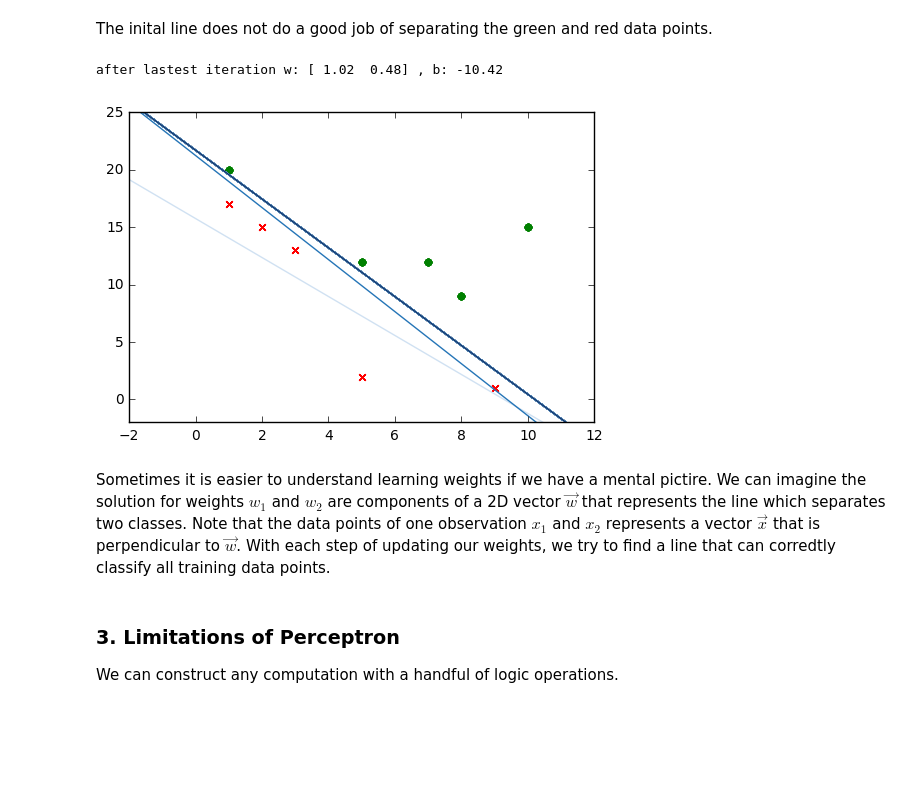
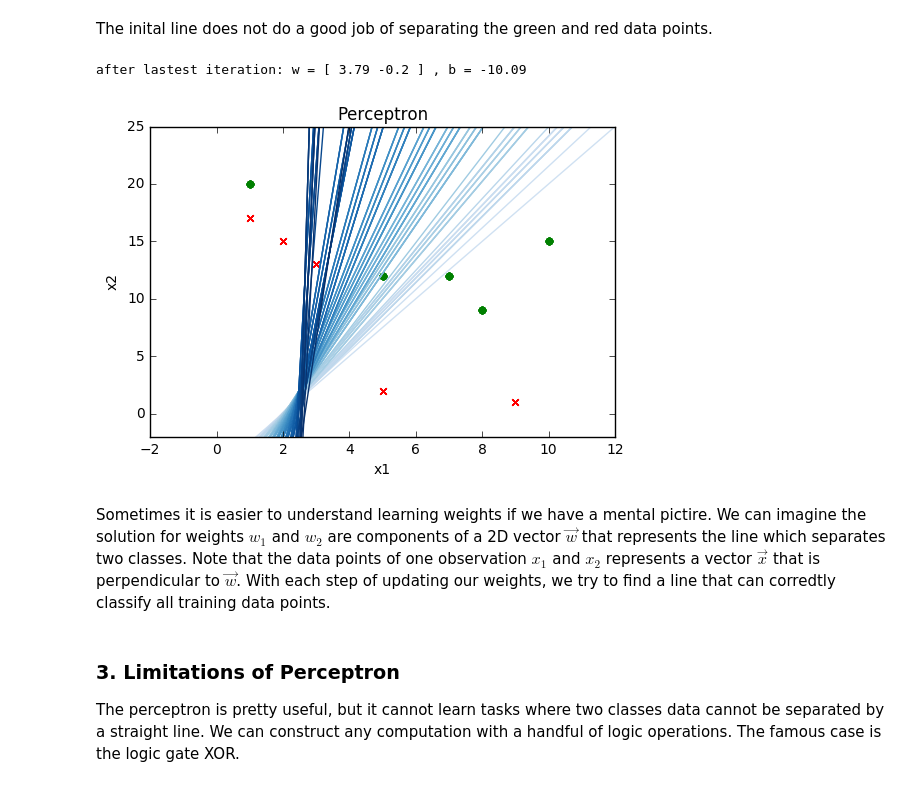
Before and after one commit to kaoyubo/NNML, a Jupyter notebook: 1_intro.ipynb, the cells around one changed output. Drawn from its saved outputs; the diff is of its cells as text; code cells hidden in the pictures; blank space fills up the shorter version.

```diff
--- a/1_intro.ipynb
+++ b/1_intro.ipynb
@@ -104,32 +107,37 @@ plt.show()
 # %% [markdown]
 The inital line does not do a good job of separating the green and red data points.
 # %%
+epoch = 10
+shade = cm.Blues(np.linspace(0.2, 1, epoch*len(X)))
 
-for i in range(10):
-    permute = np.random.permutation(len(X))
-    for j in permute:
+for i in range(epoch):
+    #permute = np.random.permutation(len(X))
+    for j in range(len(X)):
         color = 'r'
         marker = 'x'
         w, b = update_weights(y[j], w, X[j], b, 0.01)
         y_line = (-w[0] * x_line - b)/ w[1]
         if y[j] == 1:
             color = 'g'
             marker = 'o'
         plt.scatter(X[j][0], X[j][1], color=color, marker=marker)
-        plt.plot(x_line, y_line, color=shade[j])
+        plt.plot(x_line, y_line, color=shade[i*len(X)+j])
 
-print('after lastest iteration w:', w, ', b:', b)
+print('after lastest iteration: w =', w, ', b =', b)
 
 axes = plt.gca()
 axes.set_xlim([-2, 12])
 axes.set_ylim([-2, 25])
+plt.xlabel('x1')
+plt.ylabel('x2')
+plt.title('Perceptron')
 plt.show()
 # %% [output]
-after lastest iteration w: [ 1.02  0.48] , b: -10.42
+after lastest iteration: w = [ 3.79 -0.2 ] , b = -10.09
-[figure, old version]
+[figure, new version]
 # %% [markdown]
 Sometimes it is easier to understand learning weights if we have a mental pictire. We can imagine the solution for weights $w_1$ and $w_2$ are components of a 2D vector $\vec{w}$ that represents the line which separates two classes. Note that the data points of one observation $x_1$ and $x_2$ represents a vector $\vec{x}$ that is perpendicular to $\vec{w}$. With each step of updating our weights, we try to find a line that can corredtly classify all training data points.
 # %% [markdown]
 ### 3. Limitations of Perceptron
 
-We can construct any computation with a handful of logic operations.
+The perceptron is pretty useful, but it cannot learn tasks where two classes data cannot be separated by a straight line. We can construct any computation with a handful of logic operations. The famous case is the logic gate XOR.
```
Also changed, not shown: parts of 4 cells of this notebook.
